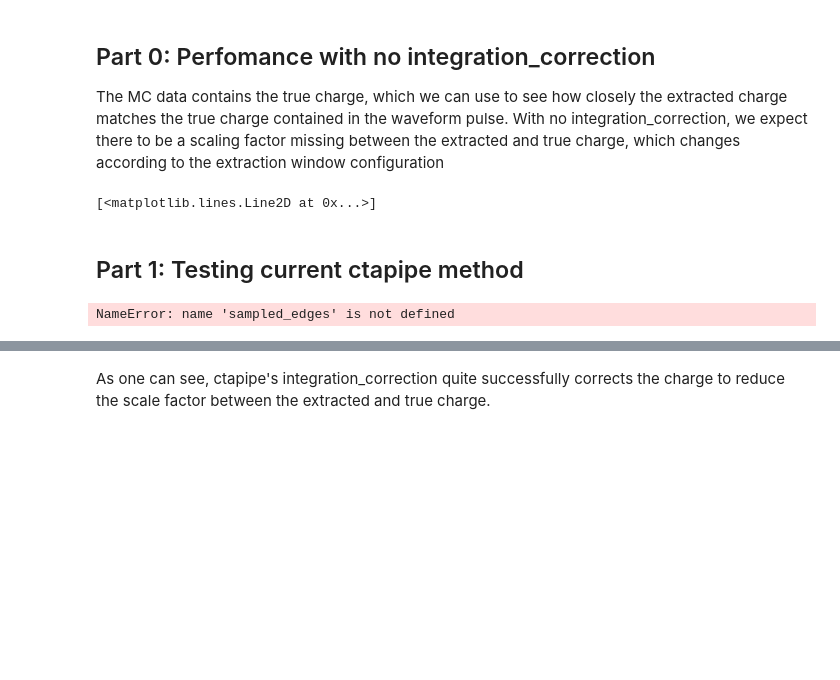
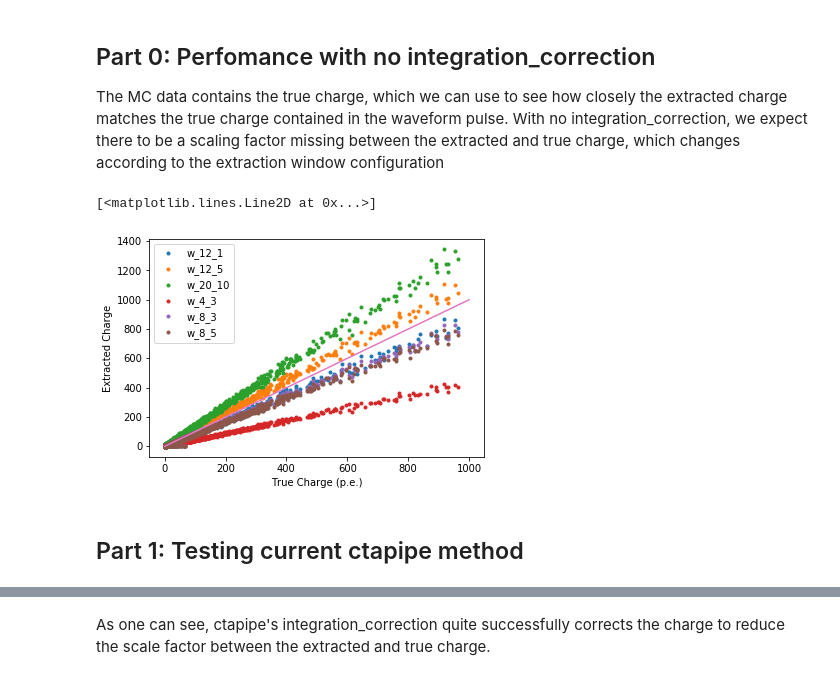
Before and after one commit to watsonjj/labbook, a Jupyter notebook: d200310_integration_correction/integration_correction.ipynb, the cells around one changed output, grey strips where cells are left out. Drawn from its saved outputs; the diff is of its cells as text; code cells hidden in the pictures; blank space fills up the shorter version.

Commit message:
d200310_integration_correction
- Display plots in notebook

```diff
--- a/d200310_integration_correction/integration_correction.ipynb
+++ b/d200310_integration_correction/integration_correction.ipynb
@@ -52,10 +52,13 @@ The MC data contains the true charge, which we can use to see how closely the ex
 # %%
 for key, df in dfs.items():
     plt.plot(df['true'], df['extracted'], '.', label=key)
 plt.legend(loc='best')
+plt.xlabel("True Charge (p.e.)")
+plt.ylabel("Extracted Charge")
 plt.plot([0, 1000], [0, 1000])
 # %% [output]
 [<matplotlib.lines.Line2D at 0x...>]
+[figure, added]
 # %% [markdown]
 ## Part 1: Testing current ctapipe method
 # %%
@@ -87,10 +90,6 @@ def integration_correction(n_chan, pulse_shape, refstep, time_slice, window_widt
         correction[chan] = 1 / np.sum(integration)
 
     return correction
-# %%
-np.diff(sampled_edges)
-# %% [output]
-NameError: name 'sampled_edges' is not defined
 # %%
 d_list = []
 
```
Also changed, not shown: parts of 7 cells of this notebook.
